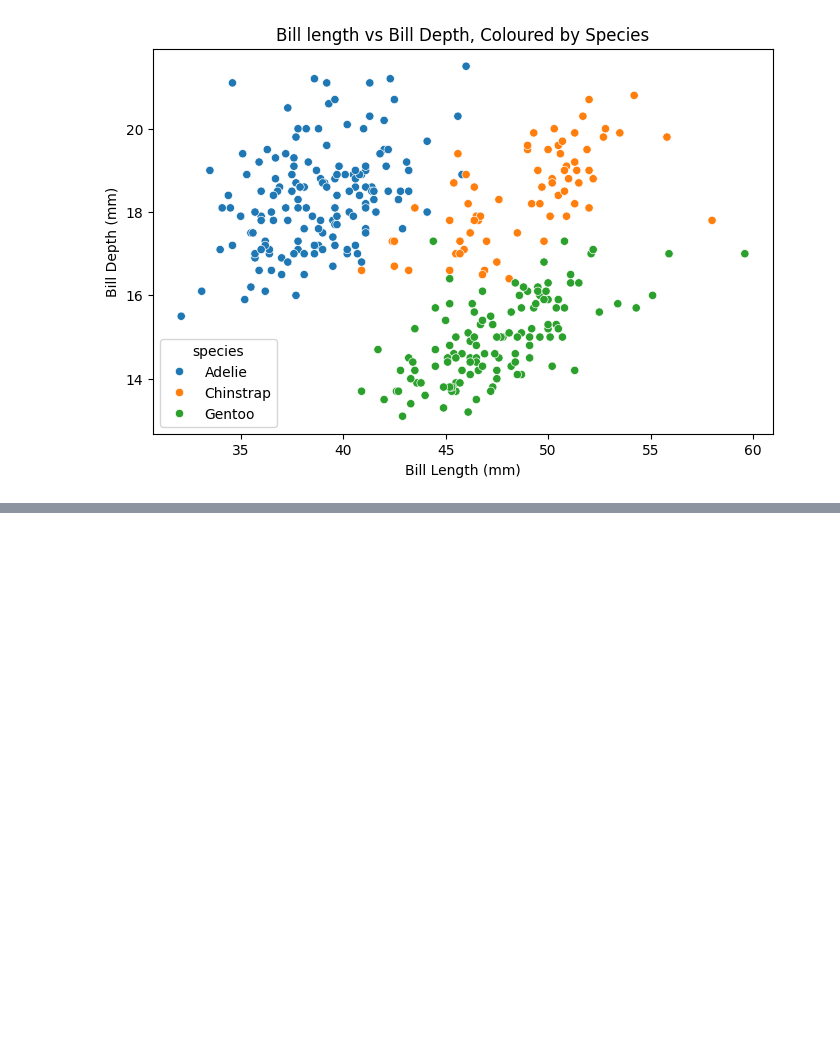
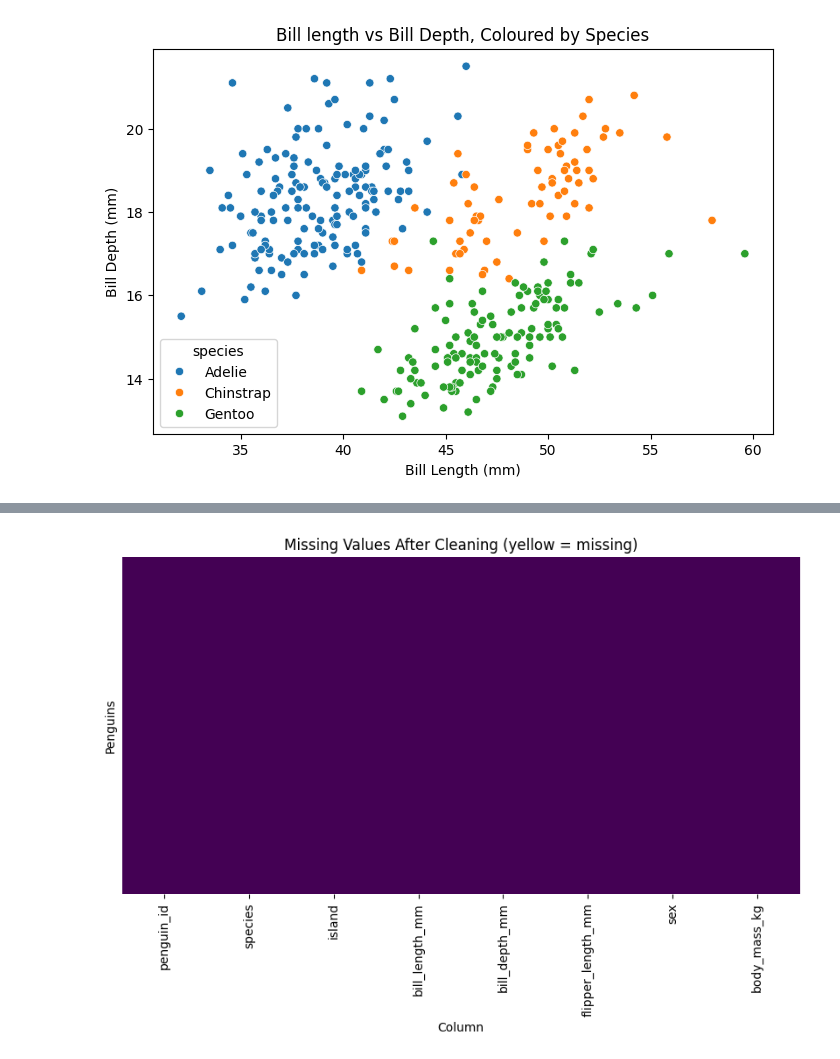
Before and after one commit to myra2004/week3, a Jupyter notebook: CSE206_Lab1_Muqaddas.ipynb, the cells around one changed output, grey strips where cells are left out. Drawn from its saved outputs; the diff is of its cells as text; code cells hidden in the pictures; blank space fills up the shorter version.

```diff
--- a/CSE206_Lab1_Muqaddas.ipynb
+++ b/CSE206_Lab1_Muqaddas.ipynb
@@ -147,0 +193,4 @@ plt.show()
+# %%
+median_bill_length_mm = df["bill_length_mm"].median()
+print("Median bill length:", median_bill_length_mm)
+df['bill_length_mm'] = df["bill_length_mm"].fillna(median_bill_length_mm)
@@ -147,0 +199,4 @@ plt.show()
+# %%
+median_body_mass_kg = df["body_mass_kg"].median()
+print("Median body mass:", median_body_mass_kg)
+df["body_mass_kg"] = df["body_mass_kg"].fillna(median_body_mass_kg)
@@ -147,0 +205,4 @@ plt.show()
+# %%
+median_flipper_length_mm = df["flipper_length_mm"].median()
+print("Median flipper length:", median_flipper_length_mm)
+df['flipper_length_mm'] = df["flipper_length_mm"].fillna(median_flipper_length_mm)
@@ -147,0 +211,5 @@ plt.show()
+# %%
+most_common_port = df["sex"].mode()[0]
+print("Most common port:", most_common_port)
+
+df["sex"] = df["sex"].fillna(most_common_port)
@@ -147,0 +231,9 @@ plt.show()
+# %%
+plt.figure(figsize=(10, 5))
+sns.heatmap(df.isnull(), cbar=False, yticklabels=False, cmap="viridis")
+plt.title("Missing Values After Cleaning (yellow = missing)")
+plt.xlabel("Column")
+plt.ylabel("Penguins")
+plt.show()
+# %% [output]
+[figure, added]
```
Also changed, not shown: parts of 14 cells of this notebook.
